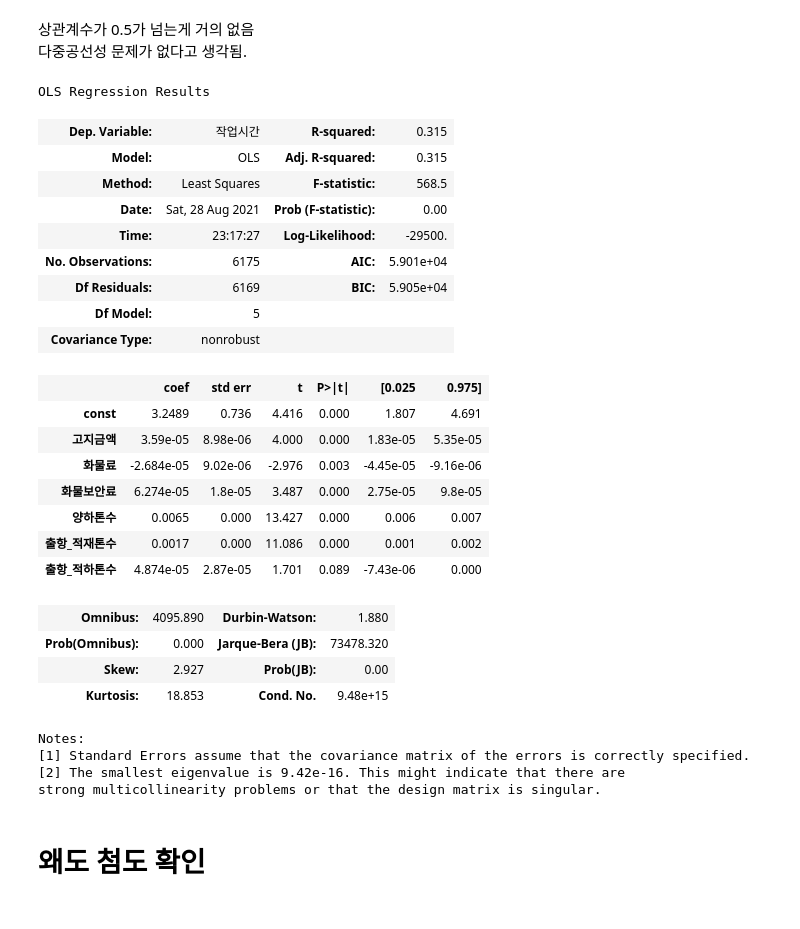
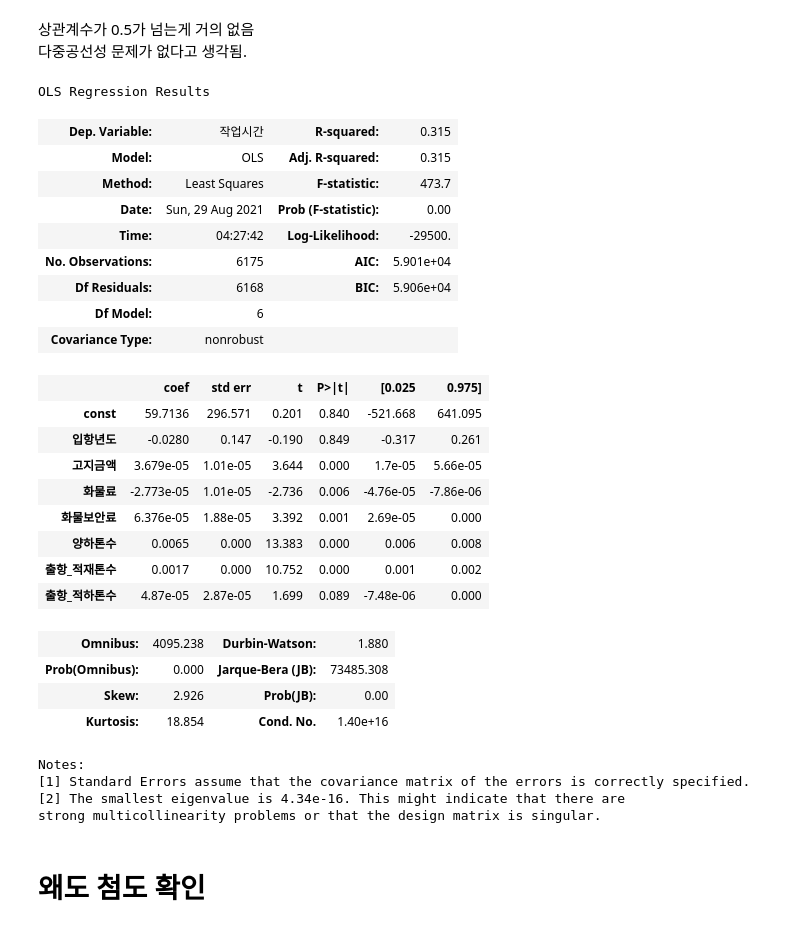
Before and after one commit to one-gidung/UPA_Smart_Port, a Jupyter notebook: Merged data EDA 7차.ipynb, the cells around one changed output. Saved outputs shown, nothing was run; the diff lists cells and outputs as text; code cells hidden in the pictures.

```diff
--- a/Merged data EDA 7차.ipynb
+++ b/Merged data EDA 7차.ipynb
@@ -420,42 +420,43 @@ plt.show()
 다중공선성 문제가 없다고 생각됨.
 # %%
 # crim, rm, lstat을 통한 다중 선형회귀분석
-x_data = df[['고지금액', '화물료', '화물보안료', '양하톤수', '출항_적재톤수', '출항_적하톤수']] #변수 여러개
+x_data = df[['입항년도', '고지금액', '화물료', '화물보안료', '양하톤수', '출항_적재톤수', '출항_적하톤수']]
 target = df[["작업시간"]]
 
 # for b0, 상수항 추가
 x_data1 = sm.add_constant(x_data, has_constant = "add")
 
 # OLS 검정
 multi_model = sm.OLS(target, x_data1)
 fitted_multi_model = multi_model.fit()
 fitted_multi_model.summary()
 # %% [output]
 OLS Regression Results
 | Dep. Variable: | 작업시간 | R-squared: | 0.315 |
 | Model: | OLS | Adj. R-squared: | 0.315 |
-| Method: | Least Squares | F-statistic: | 568.5 |
-| Date: | Sat, 28 Aug 2021 | Prob (F-statistic): | 0.00 |
-| Time: | 23:17:27 | Log-Likelihood: | -29500. |
+| Method: | Least Squares | F-statistic: | 473.7 |
+| Date: | Sun, 29 Aug 2021 | Prob (F-statistic): | 0.00 |
+| Time: | 04:27:42 | Log-Likelihood: | -29500. |
 | No. Observations: | 6175 | AIC: | 5.901e+04 |
-| Df Residuals: | 6169 | BIC: | 5.905e+04 |
-| Df Model: | 5 |  |  |
+| Df Residuals: | 6168 | BIC: | 5.906e+04 |
+| Df Model: | 6 |  |  |
 | Covariance Type: | nonrobust |  |  |
 |  | coef | std err | t | P>|t| | [0.025 | 0.975] |
-| const | 3.2489 | 0.736 | 4.416 | 0.000 | 1.807 | 4.691 |
-| 고지금액 | 3.59e-05 | 8.98e-06 | 4.000 | 0.000 | 1.83e-05 | 5.35e-05 |
-| 화물료 | -2.684e-05 | 9.02e-06 | -2.976 | 0.003 | -4.45e-05 | -9.16e-06 |
-| 화물보안료 | 6.274e-05 | 1.8e-05 | 3.487 | 0.000 | 2.75e-05 | 9.8e-05 |
-| 양하톤수 | 0.0065 | 0.000 | 13.427 | 0.000 | 0.006 | 0.007 |
-| 출항_적재톤수 | 0.0017 | 0.000 | 11.086 | 0.000 | 0.001 | 0.002 |
-| 출항_적하톤수 | 4.874e-05 | 2.87e-05 | 1.701 | 0.089 | -7.43e-06 | 0.000 |
+| const | 59.7136 | 296.571 | 0.201 | 0.840 | -521.668 | 641.095 |
+| 입항년도 | -0.0280 | 0.147 | -0.190 | 0.849 | -0.317 | 0.261 |
+| 고지금액 | 3.679e-05 | 1.01e-05 | 3.644 | 0.000 | 1.7e-05 | 5.66e-05 |
+| 화물료 | -2.773e-05 | 1.01e-05 | -2.736 | 0.006 | -4.76e-05 | -7.86e-06 |
+| 화물보안료 | 6.376e-05 | 1.88e-05 | 3.392 | 0.001 | 2.69e-05 | 0.000 |
+| 양하톤수 | 0.0065 | 0.000 | 13.383 | 0.000 | 0.006 | 0.008 |
+| 출항_적재톤수 | 0.0017 | 0.000 | 10.752 | 0.000 | 0.001 | 0.002 |
+| 출항_적하톤수 | 4.87e-05 | 2.87e-05 | 1.699 | 0.089 | -7.48e-06 | 0.000 |
-| Omnibus: | 4095.890 | Durbin-Watson: | 1.880 |
-| Prob(Omnibus): | 0.000 | Jarque-Bera (JB): | 73478.320 |
-| Skew: | 2.927 | Prob(JB): | 0.00 |
-| Kurtosis: | 18.853 | Cond. No. | 9.48e+15 |
+| Omnibus: | 4095.238 | Durbin-Watson: | 1.880 |
+| Prob(Omnibus): | 0.000 | Jarque-Bera (JB): | 73485.308 |
+| Skew: | 2.926 | Prob(JB): | 0.00 |
+| Kurtosis: | 18.854 | Cond. No. | 1.40e+16 |
 Notes:
 [1] Standard Errors assume that the covariance matrix of the errors is correctly specified.
-[2] The smallest eigenvalue is 9.42e-16. This might indicate that there are
+[2] The smallest eigenvalue is 4.34e-16. This might indicate that there are
 strong multicollinearity problems or that the design matrix is singular.
 # %% [markdown]
 # 왜도 첨도 확인
```
Also changed, not shown: parts of 10 cells of this notebook.
